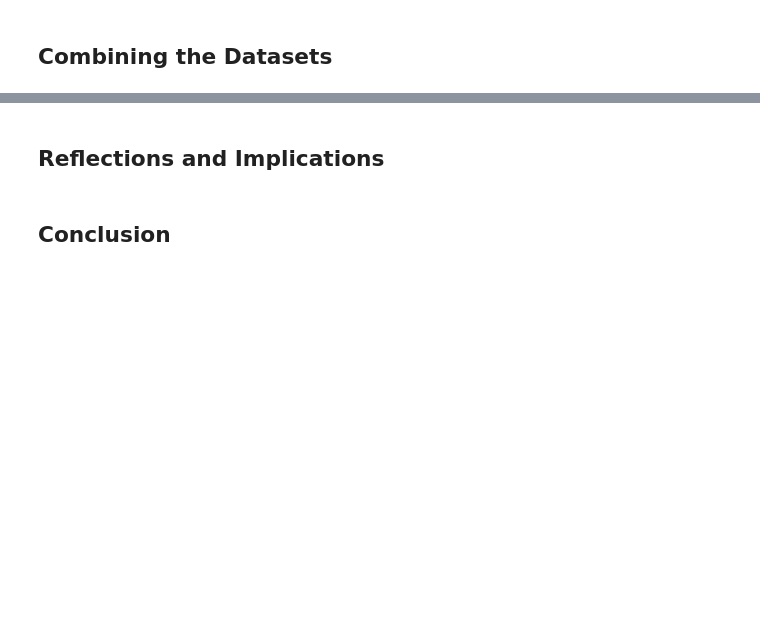
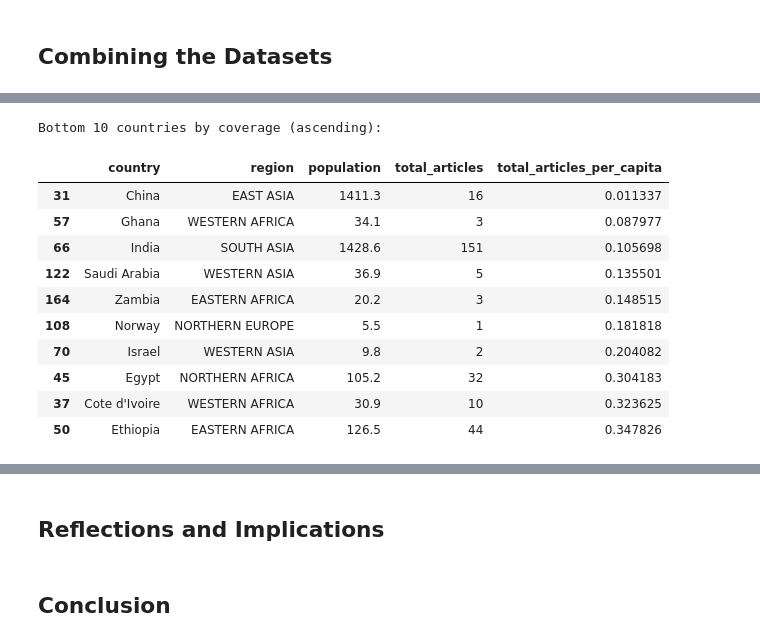
Before and after one commit to himanshunaidu/data512, a Jupyter notebook: data-512-homework_2/wikipedia_politician_bias.ipynb, the cells around one changed output, grey strips where cells are left out. Saved outputs shown, nothing was run; the diff lists cells and outputs as text; code cells hidden in the pictures; blank space fills up the shorter version.

```diff
--- a/data-512-homework_2/wikipedia_politician_bias.ipynb
+++ b/data-512-homework_2/wikipedia_politician_bias.ipynb
@@ -556,0 +747,21 @@ ores_quality_prediction_df.to_csv(WP_POLITICIANS_WITH_ORES_PATH, index=False)
+# %%
+# Bottom 10 countries by coverage: The 10 countries with the lowest total articles per capita (in ascending order) .
+bottom_10_countries_by_coverage = wp_politicians_by_country_df.groupby(["country", "region", "population"]).size().reset_index(name='total_articles')
+bottom_10_countries_by_coverage["total_articles_per_capita"] = bottom_10_countries_by_coverage["total_articles"] / bottom_10_countries_by_coverage["population"]
+
+bottom_10_countries_by_coverage.sort_values(by="total_articles_per_capita", ascending=True, inplace=True)
+print("Bottom 10 countries by coverage (ascending):")
+bottom_10_countries_by_coverage.head(10)
+# %% [output]
+Bottom 10 countries by coverage (ascending):
+|  | country | region | population | total_articles | total_articles_per_capita |
+| 31 | China | EAST ASIA | 1411.3 | 16 | 0.011337 |
+| 57 | Ghana | WESTERN AFRICA | 34.1 | 3 | 0.087977 |
+| 66 | India | SOUTH ASIA | 1428.6 | 151 | 0.105698 |
+| 122 | Saudi Arabia | WESTERN ASIA | 36.9 | 5 | 0.135501 |
+| 164 | Zambia | EASTERN AFRICA | 20.2 | 3 | 0.148515 |
+| 108 | Norway | NORTHERN EUROPE | 5.5 | 1 | 0.181818 |
+| 70 | Israel | WESTERN ASIA | 9.8 | 2 | 0.204082 |
+| 45 | Egypt | NORTHERN AFRICA | 105.2 | 32 | 0.304183 |
+| 37 | Cote d'Ivoire | WESTERN AFRICA | 30.9 | 10 | 0.323625 |
+| 50 | Ethiopia | EASTERN AFRICA | 126.5 | 44 | 0.347826 |
```
Also changed, not shown: parts of 42 cells of this notebook, 2 other files.
